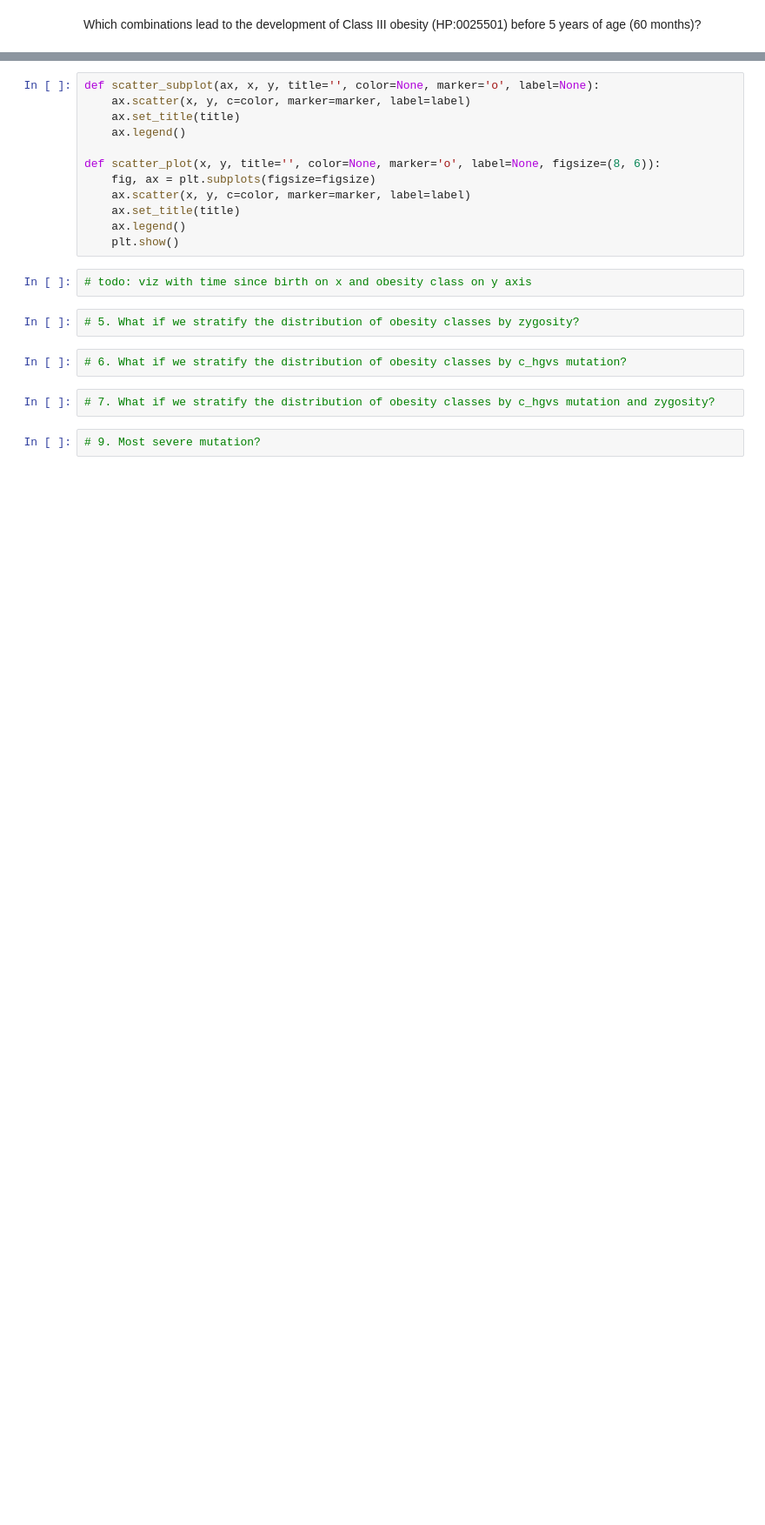
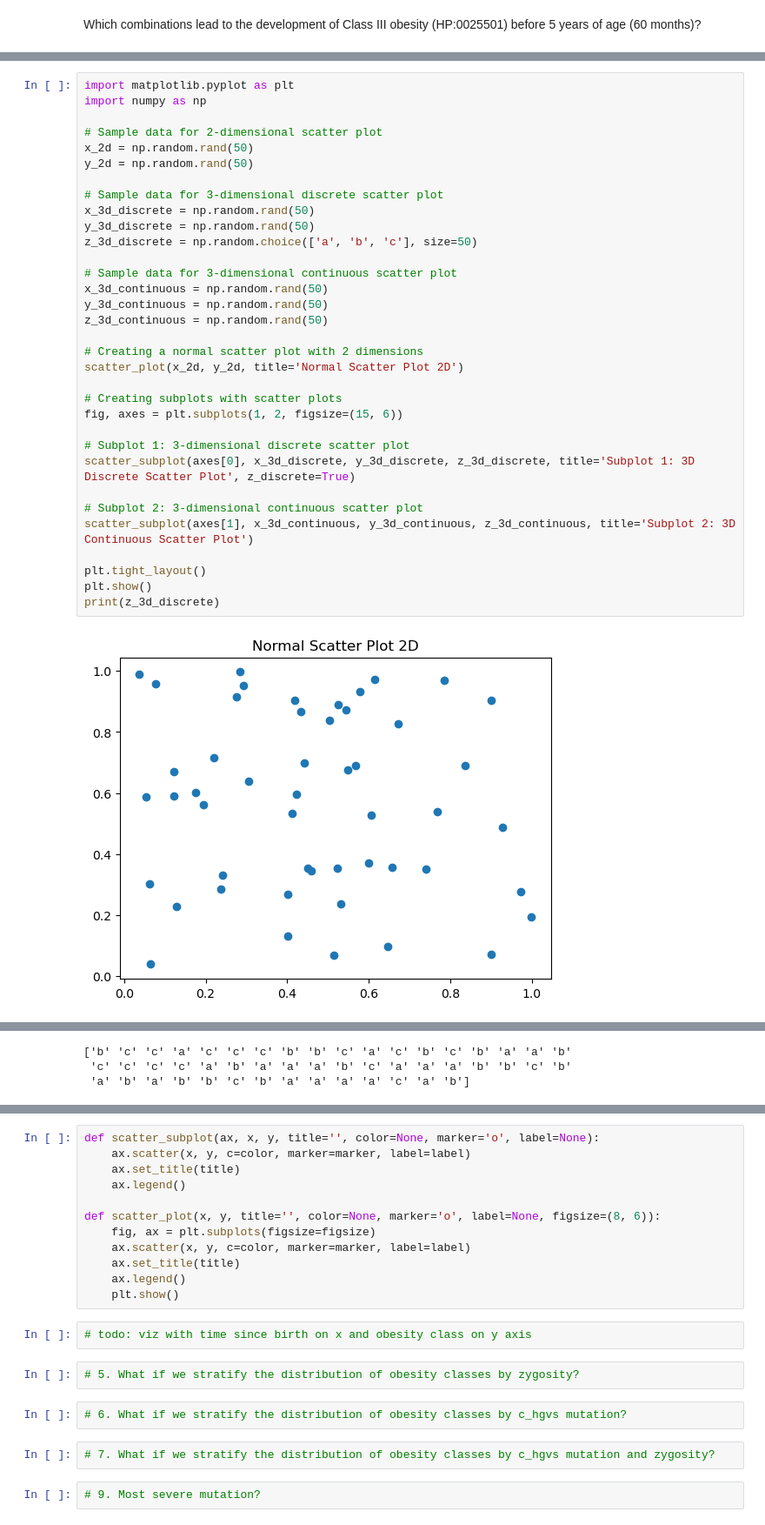
Before and after one commit to BIH-CEI/ERKER2Phenopackets, a Jupyter notebook: ERKER2Phenopackets/src/analysis/ml/analyse.ipynb, the cells around one changed output, grey strips where cells are left out. Shown at 87% size. Cells and saved outputs as stored; diff of their text form; blank space fills up the shorter version.

```diff
--- a/ERKER2Phenopackets/src/analysis/ml/analyse.ipynb
+++ b/ERKER2Phenopackets/src/analysis/ml/analyse.ipynb
@@ -772,0 +777,35 @@ ImportError: cannot import name 'scatter_plot' from 'ERKER2Phenopackets.src.util
+# %%
+import matplotlib.pyplot as plt
+import numpy as np
+
+# Sample data for 2-dimensional scatter plot
+x_2d = np.random.rand(50)
+y_2d = np.random.rand(50)
+
+# Sample data for 3-dimensional discrete scatter plot
+x_3d_discrete = np.random.rand(50)
+y_3d_discrete = np.random.rand(50)
+z_3d_discrete = np.random.choice(['a', 'b', 'c'], size=50)
+
+# Sample data for 3-dimensional continuous scatter plot
+x_3d_continuous = np.random.rand(50)
+y_3d_continuous = np.random.rand(50)
+z_3d_continuous = np.random.rand(50)
+
+# Creating a normal scatter plot with 2 dimensions
+scatter_plot(x_2d, y_2d, title='Normal Scatter Plot 2D')
+
+# Creating subplots with scatter plots
+fig, axes = plt.subplots(1, 2, figsize=(15, 6))
+
+# Subplot 1: 3-dimensional discrete scatter plot
+scatter_subplot(axes[0], x_3d_discrete, y_3d_discrete, z_3d_discrete, title='Subplot 1: 3D Discrete Scatter Plot', z_discrete=True)
+
+# Subplot 2: 3-dimensional continuous scatter plot
+scatter_subplot(axes[1], x_3d_continuous, y_3d_continuous, z_3d_continuous, title='Subplot 2: 3D Continuous Scatter Plot')
+
+plt.tight_layout()
+plt.show()
+print(z_3d_discrete)
+# %% [output]
+[figure, added]
@@ -773,3 +813,6 @@ ImportError: cannot import name 'scatter_plot' from 'ERKER2Phenopackets.src.util
+['b' 'c' 'c' 'a' 'c' 'c' 'c' 'b' 'b' 'c' 'a' 'c' 'b' 'c' 'b' 'a' 'a' 'b'
+ 'c' 'c' 'c' 'c' 'a' 'b' 'a' 'a' 'a' 'b' 'c' 'a' 'a' 'a' 'b' 'b' 'c' 'b'
+ 'a' 'b' 'a' 'b' 'b' 'c' 'b' 'a' 'a' 'a' 'a' 'c' 'a' 'b']
 # %%
 # Sample data for 2-dimensional scatter plot
 x_2d = np.random.rand(50)
```
Also changed, not shown: parts of 12 cells of this notebook, 2 other files.
